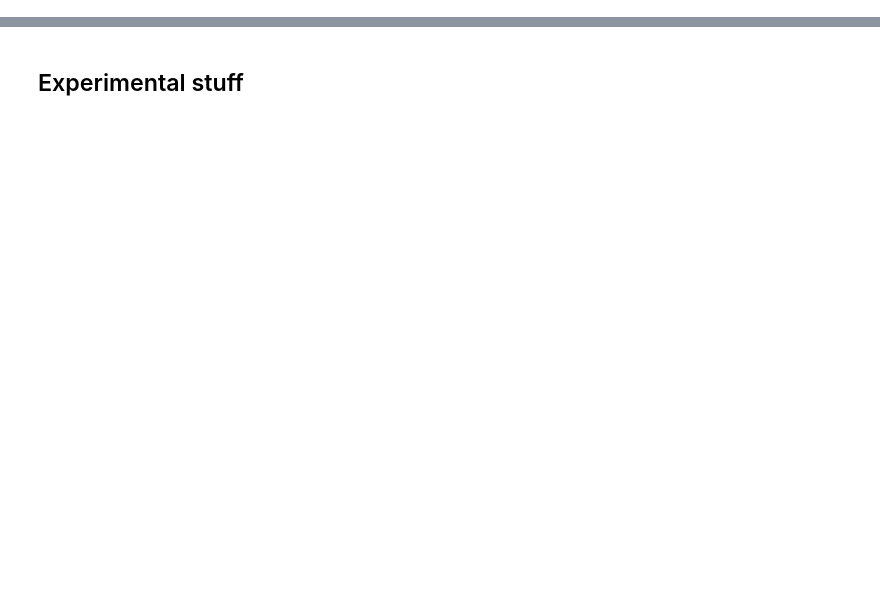
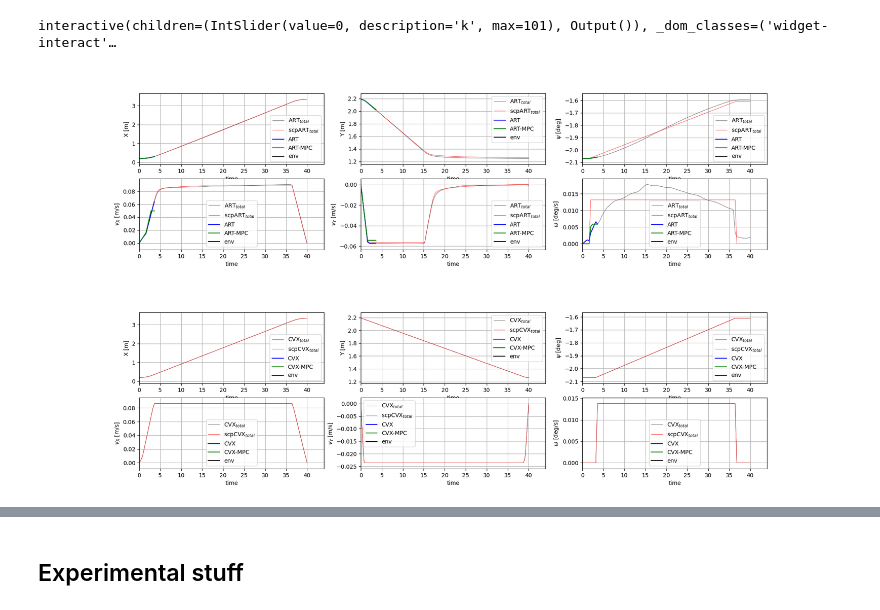
Before and after one commit to StanfordASL/freeflyer2, a Jupyter notebook: ff_control/transformer_controller/decision_transformer/test_closed_loop.ipynb, the cells around one changed output, grey strips where cells are left out. Cells and saved outputs as stored; diff of their text form; code cells hidden in the pictures; blank space fills up the shorter version.

```diff
--- a/ff_control/transformer_controller/decision_transformer/test_closed_loop.ipynb
+++ b/ff_control/transformer_controller/decision_transformer/test_closed_loop.ipynb
@@ -30,7 +34,7 @@ train_loader, eval_loader, test_loader = dataloaders
 # %%
 import torch
-state_init = np.array([1.58643470e-01,  5.06685234e-01, -1.07279630e+00, 0.0,0.0,0.0])#np.array([0.2,0.15,0,0,0,0])#np.array([0.22, 2.14, 1.53, 0, 0, 0])#
-state_final = np.array([3.25586406,  2.29016048, -0.80894559, 0.0, 0.0, 0.0])#np.array([3.2,2.3,np.pi,0,0,0])#np.array([3.31, 0.60, -1.28, 0, 0, 0])#
+state_init = np.array([0.2,0.15,0,0,0,0])#np.array([0.22, 2.14, 1.53, 0, 0, 0])#np.array([1.58643470e-01,  5.06685234e-01, -1.07279630e+00, 0.0,0.0,0.0])#
+state_final = np.array([3.2,2.3,np.pi,0,0,0])#np.array([3.31, 0.60, -1.28, 0, 0, 0])#np.array([3.25586406,  2.29016048, -0.80894559, 0.0, 0.0, 0.0])#
 test_sample = next(iter(test_loader))
 data_stats = test_loader.dataset.data_stats
 test_sample[0][0,:,:] = (torch.tensor(np.repeat(state_init[None,:], 100, axis=0)) - data_stats['states_mean'])/(data_stats['states_std'] + 1e-6)#(torch.tensor(xs[:-1,:]) - data_stats['states_mean'])/(data_stats['states_std'] + 1e-6)#
@@ -39,12 +43,11 @@ test_sample[2][0,:,0] = torch.zeros((100,))#torch.from_numpy(compute_reward_to_g
 test_sample[3][0,:,0] = torch.zeros((100,))#torch.from_numpy(compute_constraint_to_go(test_sample[0][0,:,:].cpu().numpy(), obs_positions, obs_radii))#
 test_sample[4][0,:,:] = (torch.tensor(np.repeat(state_final[None,:], 100, axis=0)) - data_stats['goal_mean'])/(data_stats['goal_std'] + 1e-6)
 # %%
-
 select_idx = True # set to True to manually select a test trajectory via its index (idx)
-idx = 34027 # index of the test trajectory 19030, 11787, 5514->infeasible in cvxMPC at 4 timestep
+idx = 11787 # index of the test trajectory 19030, 11787, 5514->infeasible in cvxMPC at 4 timestep 32172
 # Sample from test dataset
 if select_idx:
-    test_sample = train_loader.dataset.getix(idx)
+    test_sample = test_loader.dataset.getix(idx)
 else:
     test_sample = next(iter(test_loader))
 if mdp_constr:
@@ -213,12 +243,12 @@ plt.show()
 # %%
-quad_env_art = FreeflyerEnv()
-quad_env_cvx = FreeflyerEnv()
+quad_env_art = FreeflyerEnv(PID=False)
+quad_env_cvx = FreeflyerEnv(PID=False)
 traj_sample = (dt, state_init, state_final)
 quad_env_art.reset('det',traj_sample)
 quad_env_cvx.reset('det',traj_sample)
 aft_cl = AutonomousFreeflyerTransformerMPC(model,test_loader,10,transformer_mode='dyn',ctg_clipped=True,scp_mode='soft')
 '''oracle_cl = ConvexMPC(100,scp_mode='soft')'''
-cvx_cl = ConvexMPC(100,scp_mode='soft')
+cvx_cl = ConvexMPC(10,scp_mode='soft')#AutonomousFreeflyerTransformerMPC(model,test_loader,70,transformer_mode='dyn',ctg_clipped=True,scp_mode='soft')#
 '''art_cl = IterativeSequentialConvexProgrammingMPC('art', model, test_loader,scp_mode='soft')
 cvx_cl = IterativeSequentialConvexProgrammingMPC('cvx',scp_mode='soft')
 cvx_cl = MyopicConvexMPC(100,scp_mode='soft')
@@ -227,7 +259,7 @@ cvx_cl = TwoPointsBoundaryValueProblemMPC(100,scp_mode='soft')'''
 time_ARTMPC = np.empty((actions_ws_DT.shape[1],))
 time_CVXMPC = np.empty((actions_ws_DT.shape[1],))
 time_myo_CVXMPC = np.empty((actions_ws_DT.shape[1],))
-flag = 'all'
+flag = 'art'
 
 for i in np.arange(actions_ws_DT.shape[1]):
     print(i)
@@ -245,13 +277,13 @@ for i in np.arange(actions_ws_DT.shape[1]):
         oracle_traj, stm, cim, psi = oracle_cl.warmstart(current_obs_art, rpod_env_art, return_dynamics=True)
         oracleMPC_traj, oracleMPC_scp_dict = oracle_cl.solve_scp(current_obs_art, rpod_env_art, stm, cim, psi, oracle_traj['state_roe'], oracle_traj['dv_rtn'])'''
         quad_env_art.load_prediction(ART_traj, ARTMPC_traj)
-        _ = quad_env_art.step(ARTMPC_traj['dv'][:,0])
+        _ = quad_env_art.step(action=ARTMPC_traj['dv'][:,0], state_desired=ARTMPC_traj['state'][:,1])
 
     if flag == 'cvx' or flag == 'all':
         #CVX-ws
         current_obs_cvx = quad_env_cvx.get_observation()
         tic = time.time()
-        CVX_traj = cvx_cl.warmstart(current_obs_cvx, quad_env_cvx)
+        CVX_traj = cvx_cl.warmstart(current_obs_cvx, quad_env_cvx, rtg0=rtg, ctg0=0)
         CVXMPC_traj, CVXMPC_scp_dict = cvx_cl.solve_scp(current_obs_cvx, quad_env_cvx, CVX_traj['state'], CVX_traj['dv'])
         if CVXMPC_scp_dict['feas'] == 'infeasible':
             CVX_traj['state'] = quad_env_cvx.pred_history[-1]['state_ARTMPC'][:,1:]
@@ -259,4 +291,4 @@ for i in np.arange(actions_ws_DT.shape[1]):
             CVXMPC_traj, CVXMPC_scp_dict = cvx_cl.solve_scp(current_obs_cvx, quad_env_cvx, CVX_traj['state'], CVX_traj['dv'])
         time_CVXMPC[i] = time.time() - tic
         quad_env_cvx.load_prediction(CVX_traj, CVXMPC_traj)
-        _ = quad_env_cvx.step(CVXMPC_traj['dv'][:,0])
+        _ = quad_env_cvx.step(action=CVXMPC_traj['dv'][:,0], state_desired=CVXMPC_traj['state'][:,1])
@@ -268,34 +319,38 @@ maneuver_dict_art = {
     'time' : time_sec
 }
 fig_art, ax_art = quad_env_art.plot(maneuver=maneuver_dict_art, mpc_label='ART')
 #plt.close()
 maneuver_dict_cvx = {
     'state_ART' : states_ws_cvx,
-    'state_scpART' : states_scp_cvx,
+    'state_scpART' : states_ws_cvx,#states_scp_cvx,
     'time' : time_sec
 }
 fig_cvx, ax_cvx = quad_env_cvx.plot(maneuver=maneuver_dict_cvx, mpc_label='CVX')
 #plt.close()
 
 @interact(k=(0, 101))
 def plot(k=0):
     if flag == 'art' or flag == 'all':
         history_dict_art = {
             'state' : quad_env_art.state[:,:k+1],
             'time' : quad_env_art.time[:k+1]
         }
         quad_env_art.plot(ax=ax_art, plan=(quad_env_art.pred_history[k] if k < quad_env_art.timestep else None), history=history_dict_art)
         fig_art.canvas.draw()
 
     if flag == 'cvx' or flag == 'all':
         history_dict_cvx = {
             'state' : quad_env_cvx.state[:,:k+1],
             'time' : quad_env_cvx.time[:k+1]
         }
         quad_env_cvx.plot(ax=ax_cvx, plan=(quad_env_cvx.pred_history[k] if k < quad_env_cvx.timestep else None), history=history_dict_cvx)
         fig_cvx.canvas.draw()
 
     #return fig_art
+# %% [output]
+interactive(children=(IntSlider(value=0, description='k', max=101), Output()), _dom_classes=('widget-interact'…
+[figure, added]
+[figure, added]
 # %%
 from ipywidgets import interact
 maneuver_dict_art = {
```
Also changed, not shown: parts of 11 cells of this notebook, 4 other files.
